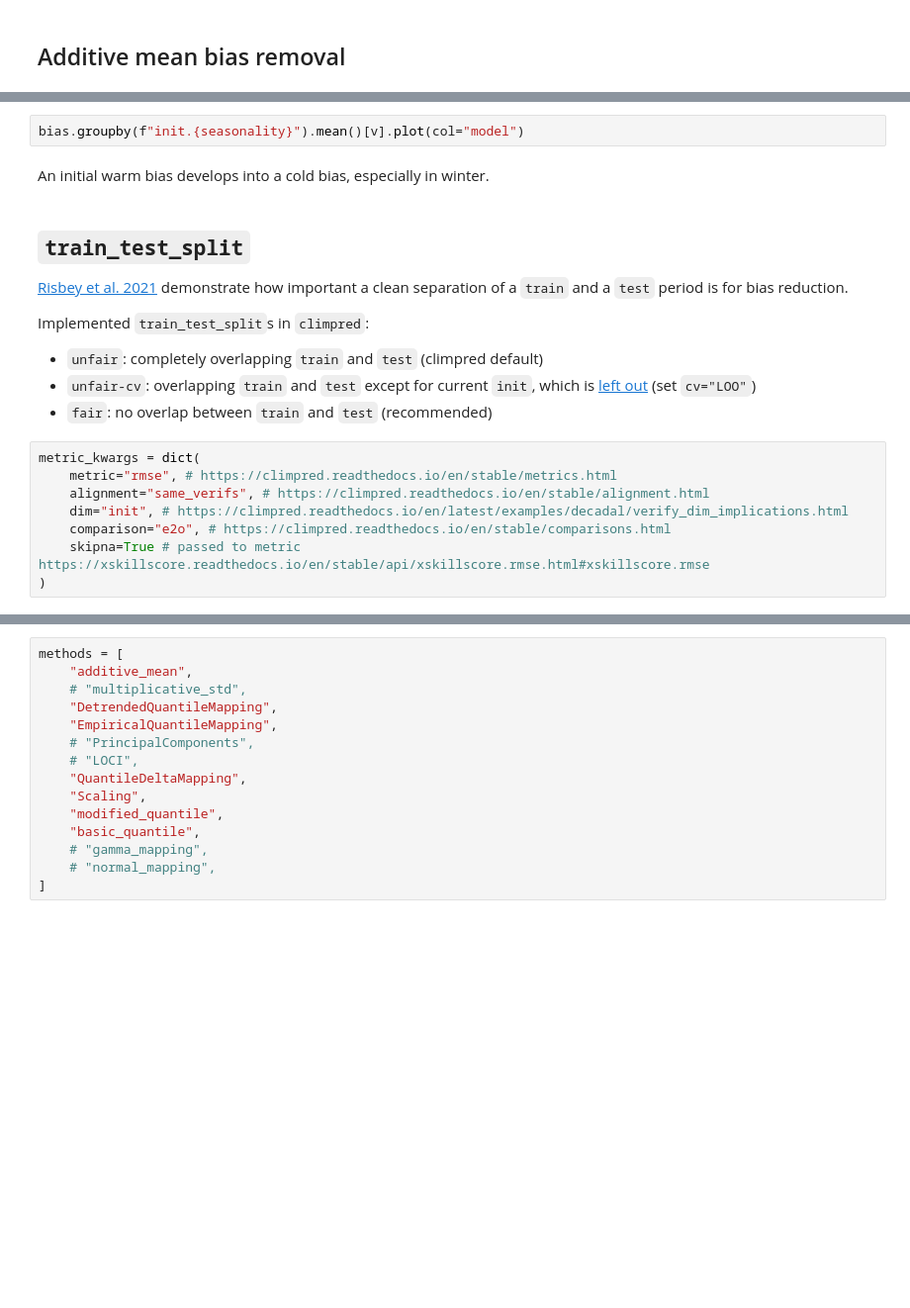
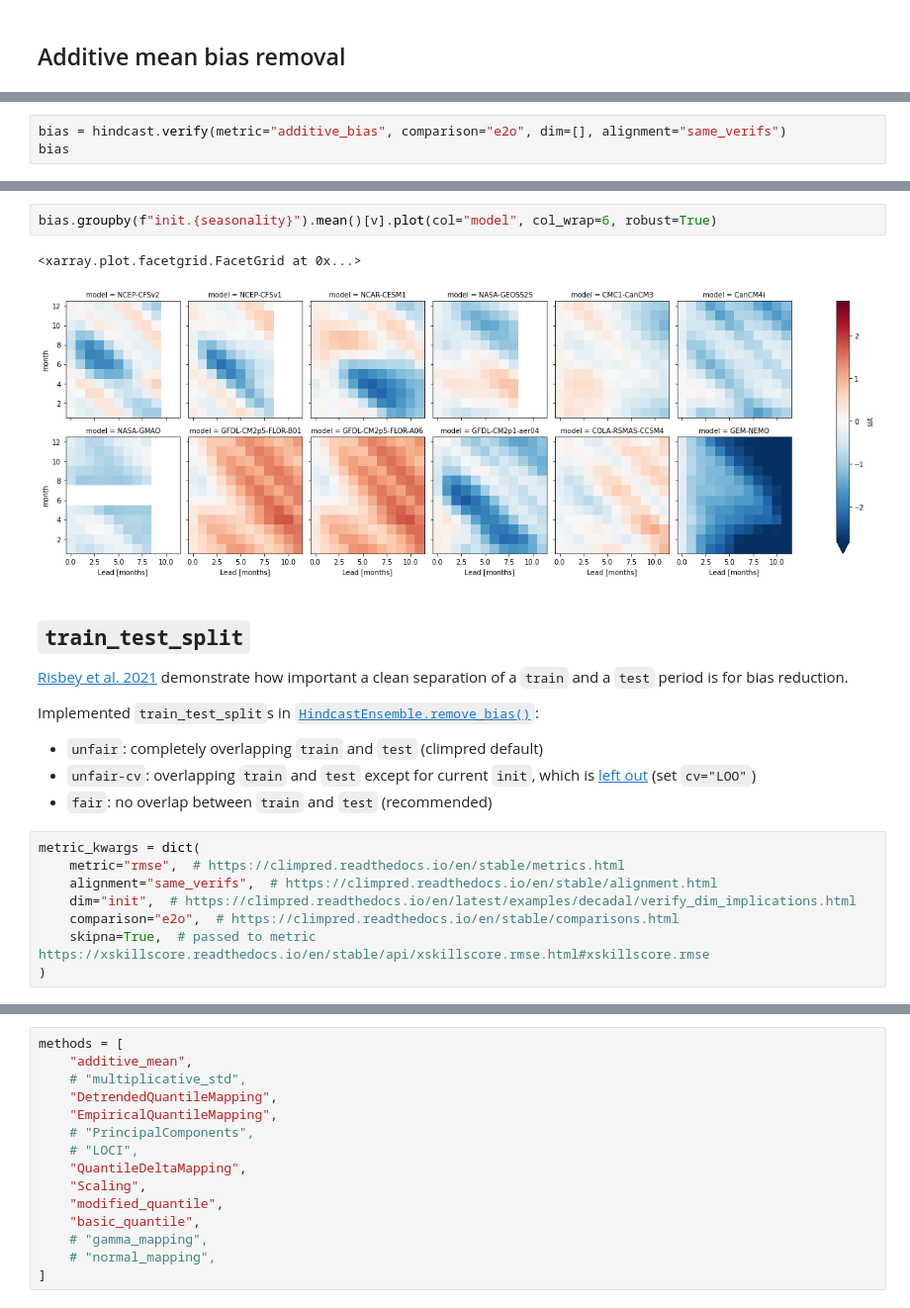
Before and after one commit to aaronspring/climpred_egu22_demo, a Jupyter notebook: EGU22.ipynb, the cells around one changed output, grey strips where cells are left out. Shown at 99% size. Drawn from its saved outputs; the diff is of its cells as text; blank space fills up the shorter version.

```diff
--- a/EGU22.ipynb
+++ b/EGU22.ipynb
@@ -50,0 +85,3 @@ seasonality
+# %%
+bias = hindcast.verify(metric="additive_bias", comparison="e2o", dim=[], alignment="same_verifs")
+bias
@@ -51,24 +106,25 @@ seasonality
 # %%
-bias.groupby(f"init.{seasonality}").mean()[v].plot(col="model")
+bias.groupby(f"init.{seasonality}").mean()[v].plot(col="model", col_wrap=6, robust=True)
+# %% [output]
+<xarray.plot.facetgrid.FacetGrid at 0x...>
+[figure, added]
-# %% [markdown]
-An initial warm bias develops into a cold bias, especially in winter.
 # %% [markdown]
 ## `train_test_split`
 
 [Risbey et al. 2021](http://www.nature.com/articles/s41467-021-23771-z) demonstrate how important a clean separation of a `train` and a `test` period is for bias reduction.
 
-Implemented `train_test_split`s in `climpred`:
+Implemented `train_test_split`s in [`HindcastEnsemble.remove_bias()`](https://climpred.readthedocs.io/en/stable/bias_removal.html):
 
 - `unfair`: completely overlapping `train` and `test` (climpred default)
 - `unfair-cv`: overlapping `train` and `test` except for current `init`, which is [left out](https://en.wikipedia.org/wiki/Cross-validation_(statistics)#Leave-one-out_cross-validation) (set `cv="LOO"`)
 - `fair`: no overlap between `train` and `test` (recommended)
 # %%
 metric_kwargs = dict(
-    metric="rmse", # https://climpred.readthedocs.io/en/stable/metrics.html
-    alignment="same_verifs", # https://climpred.readthedocs.io/en/stable/alignment.html
-    dim="init", # https://climpred.readthedocs.io/en/latest/examples/decadal/verify_dim_implications.html
-    comparison="e2o", # https://climpred.readthedocs.io/en/stable/comparisons.html
-    skipna=True # passed to metric https://xskillscore.readthedocs.io/en/stable/api/xskillscore.rmse.html#xskillscore.rmse
+    metric="rmse",  # https://climpred.readthedocs.io/en/stable/metrics.html
+    alignment="same_verifs",  # https://climpred.readthedocs.io/en/stable/alignment.html
+    dim="init",  # https://climpred.readthedocs.io/en/latest/examples/decadal/verify_dim_implications.html
+    comparison="e2o",  # https://climpred.readthedocs.io/en/stable/comparisons.html
+    skipna=True,  # passed to metric https://xskillscore.readthedocs.io/en/stable/api/xskillscore.rmse.html#xskillscore.rmse
 )
 # %%
 # fair calculates bias for train_time/train_init and drops these indices from hindcast
```
Also changed, not shown: parts of 27 cells of this notebook.
